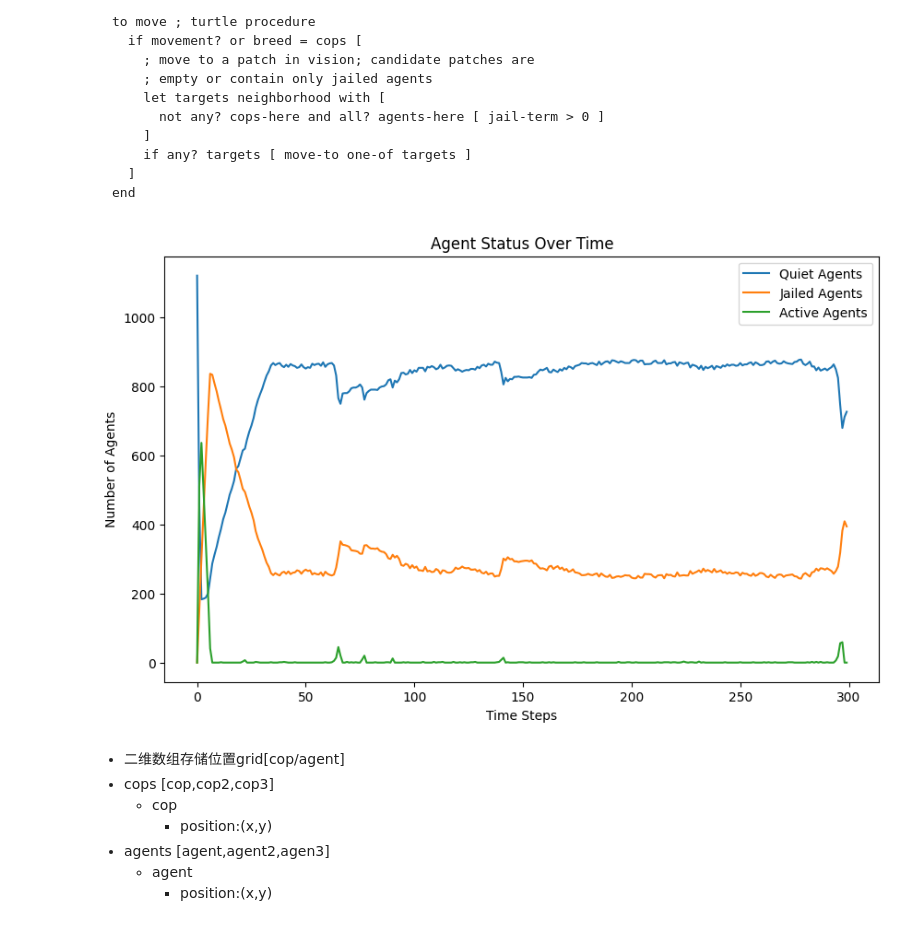
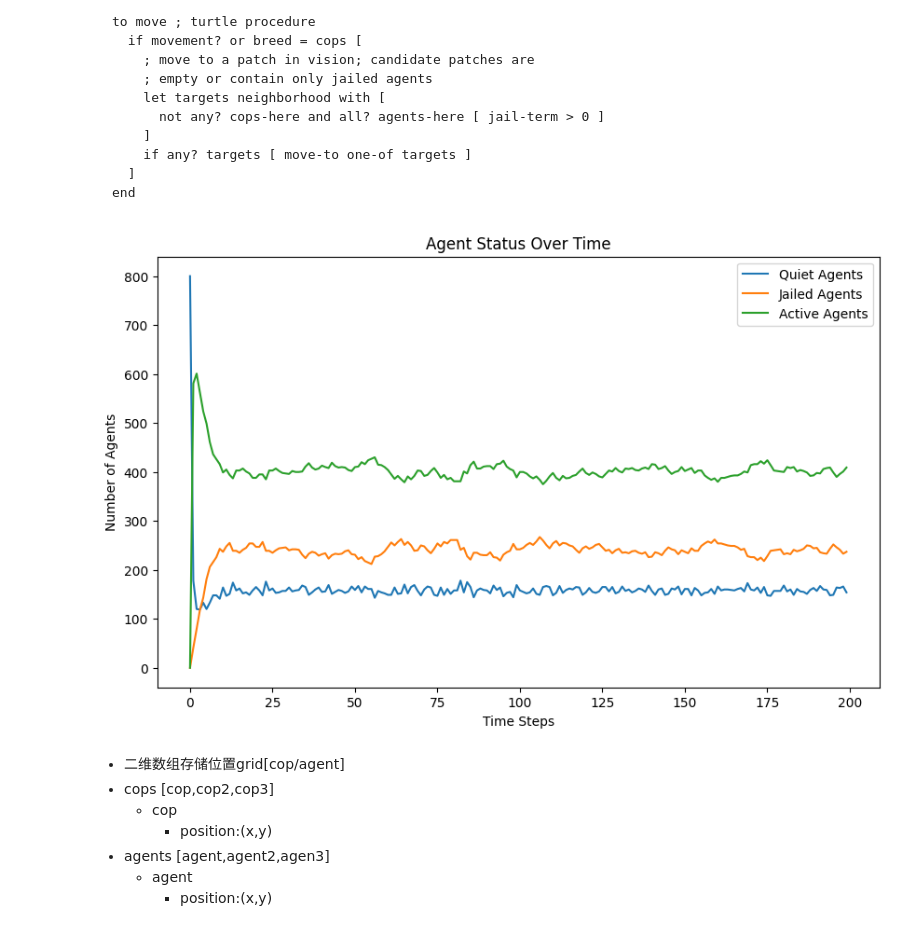
Before and after one commit to Mirrorgo/netlogo-a2, a Jupyter notebook: src/lwz.ipynb, the cells around one changed output. Cells and saved outputs as stored; diff of their text form; code cells hidden in the pictures.

```diff
--- a/src/lwz.ipynb
+++ b/src/lwz.ipynb
@@ -97,38 +98,36 @@ class Model:
         self.k = k
         self.gov_legitimacy = gov_legitimacy
         self.max_jail_term = max_jail_term
-        self.agents = []
-        self.cops = []
+        self.entities = []  # 统一存储所有实体
         self.total_cells = self.width * self.height
         self.neighborhoods = [[[] for _ in range(self.height)] for _ in range(self.width)]
         self.compute_neighborhoods()
-        self.create_agents(int((agent_density / 100) * self.total_cells))
-        self.create_cops(int((cop_density / 100) * self.total_cells))
+        self.create_entities(int((agent_density / 100) * self.total_cells), int((cop_density / 100) * self.total_cells))
         self.data = {'quiet': [], 'jail': [], 'active': []}
 
+    # Modification in v3:  consider the boundary condition
     def compute_neighborhoods(self):
         for x in range(self.width):
             for y in range(self.height):
                 neighborhood = []
                 for dx in range(-self.vision, self.vision + 1):
                     for dy in range(-self.vision, self.vision + 1):
+                        # Check the distance to ensure it's within the vision radius
                         if dx ** 2 + dy ** 2 <= self.vision ** 2:
-                            nx, ny = x + dx, y + dy
-                            if 0 <= nx < self.width and 0 <= ny < self.height:
-                                neighborhood.append((nx, ny))
+                            # Apply periodic boundary conditions
+                            nx, ny = (x + dx) % self.width, (y + dy) % self.height
+                            neighborhood.append((nx, ny))
                 self.neighborhoods[x][y] = neighborhood
 
-    def create_agents(self, num_agents):
+    def create_entities(self, num_agents, num_cops):
         for i in range(num_agents):
             agent = Turtle(i, EntityType.AGENT, self.vision, random.random(), random.random())
             self.place_entity_randomly(agent)
-            self.agents.append(agent)
-
-    def create_cops(self, num_cops):
+            self.entities.append(agent)
         for i in range(num_cops):
-            cop = Turtle(len(self.agents) + i, EntityType.COP, self.vision)
+            cop = Turtle(num_agents + i, EntityType.COP, self.vision)
             self.place_entity_randomly(cop)
-            self.cops.append(cop)
+            self.entities.append(cop)
 
     def place_entity_randomly(self, entity):
         x, y = random.randint(0, self.width - 1), random.randint(0, self.height - 1)
@@ -139,24 +138,24 @@ class Model:
 
     def step(self):
         quiet_count = jail_count = active_count = 0
-        for agent in self.agents:
-            if agent.jail_term > 0:
-                agent.jail_term -= 1
+
+        for entity in self.entities:
+            if entity.jail_term > 0:
                 jail_count += 1
-                continue  # Skip movement and behavior determination for jailed agents
-
-            if agent.active:
-                active_count += 1
-            else:
-                quiet_count += 1
-
-            self.move_agent(agent)
-            self.determine_behavior(agent)
-
-        for cop in self.cops:
-            self.move_agent(cop)
-            self.enforce(cop)
-
+            elif entity.type == EntityType.AGENT:
+                if entity.active:
+                    active_count += 1
+                else:
+                    quiet_count += 1
+        for entity in self.entities:
+            if entity.jail_term > 0:
+                entity.jail_term -= 1
+                continue
+            self.move_agent(entity)
+            if entity.type == EntityType.AGENT:
+                self.determine_behavior(entity)
+            elif entity.type == EntityType.COP:
+                self.enforce(entity)
         self.data['quiet'].append(quiet_count)
         self.data['jail'].append(jail_count)
         self.data['active'].append(active_count)
@@ -179,11 +178,12 @@ class Model:
         if potential_positions:
             new_position = random.choice(potential_positions)
             self.grid[new_position[0]][new_position[1]] = agent
-            agent.position = new_position # 修改了位置
+            agent.position = new_position
 
     def determine_behavior(self, agent):
+        x, y = agent.position
         grievance = agent.hardship * (1 - self.gov_legitimacy)
-        arrest_probability = self.estimate_arrest_probability(agent.position)
+        arrest_probability = self.estimate_arrest_probability((x, y))
         if grievance - (agent.risk_aversion * arrest_probability) > 0.1:
             agent.active = True
         else:
@@ -204,8 +204,7 @@ class Model:
         arrest_prob = 1 - math.exp(-self.k * math.floor(cops_count / (active_agents_count + 1)))
         return arrest_prob
 
-
-# Modification: collect all active agents at first and then randomly select one to jail
+    # Modification: collect all active agents at first and then randomly select one to jail
     def enforce(self, cop):
         x, y = cop.position
         active_agents = []
@@ -216,39 +215,38 @@ class Model:
                 active_agents.append((agent, nx, ny))
         # Randomly select one active agent to arrest
         if active_agents:
             selected_agent, nx, ny = random.choice(active_agents)
             selected_agent.active = False
             selected_agent.jail_term = random.randint(0, self.max_jail_term)
             # Move cop to the position of the arrested agent
             self.grid[x][y] = None  # Remove cop from current position
             self.grid[nx][ny] = cop  # Move cop to new position
             cop.position = (nx, ny)
 
 
 # 实例化并运行模型
-AGENT_DENSITY = 70
-# COP_DENSITY = 3
-COP_DENSITY = 10
+AGENT_DENSITY = 50
+COP_DENSITY = 3
 VISION = 7
 K = 2.3
 GOV_LEGITIMACY = 0.3
-MAX_JAIL_TERM = 30
+MAX_JAIL_TERM = 10
 model = Model(AGENT_DENSITY, COP_DENSITY, VISION, K, GOV_LEGITIMACY, MAX_JAIL_TERM)
-for _ in range(300):
+for _ in range(200):
     model.step()
 
 # 绘制结果
 plt.figure(figsize=(10, 6))
 plt.plot(model.data['quiet'], label='Quiet Agents')
 plt.plot(model.data['jail'], label='Jailed Agents')
 plt.plot(model.data['active'], label='Active Agents')
 plt.xlabel('Time Steps')
 plt.ylabel('Number of Agents')
 plt.title('Agent Status Over Time')
 plt.legend()
 plt.show()
 # %% [output]
-[figure, old version]
+[figure, new version]
 # %% [markdown]
 - 二维数组存储位置grid[cop/agent]
 - cops [cop,cop2,cop3]
```
Also changed, not shown: parts of 2 cells of this notebook, 5 other files.
